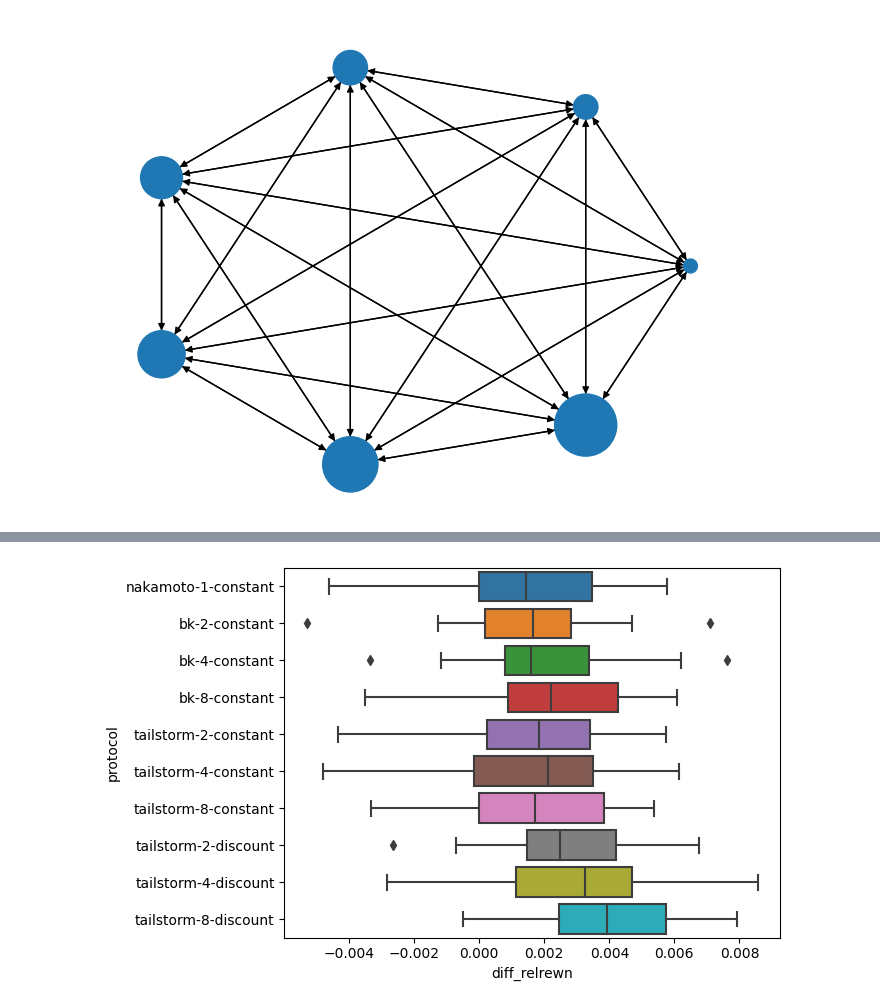
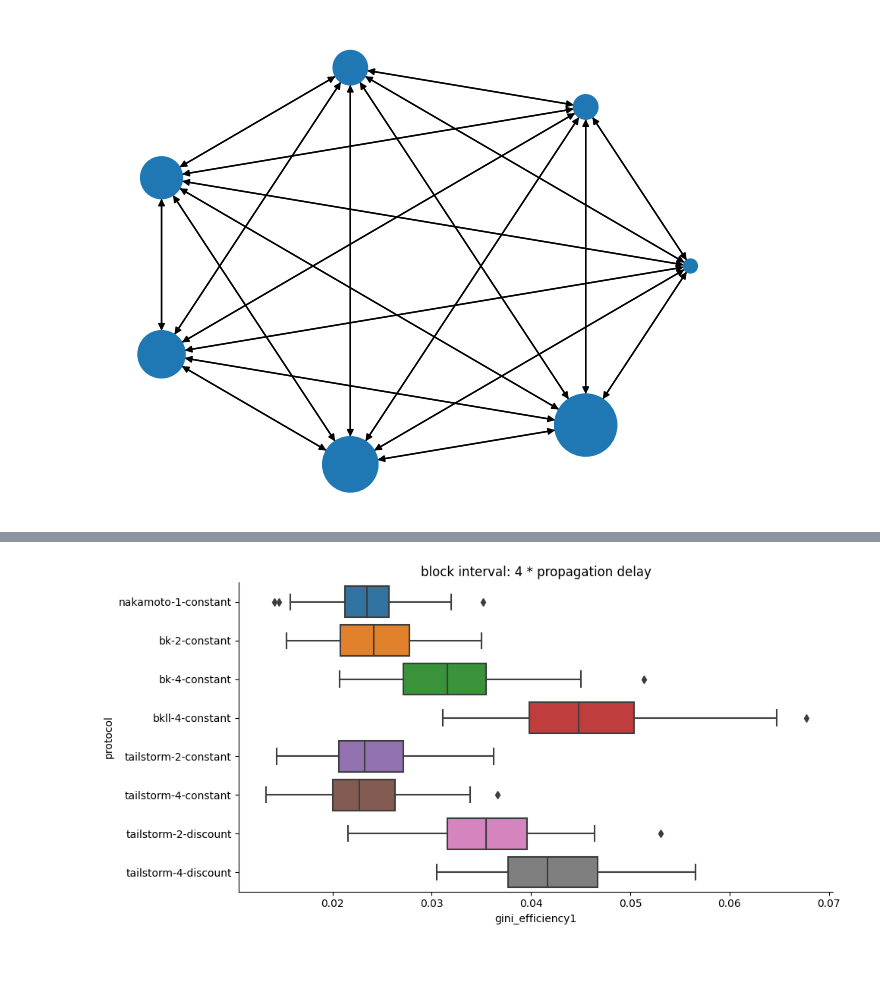
Before and after one commit to pkel/cpr, a Jupyter notebook: experiments/graphml_runner/honest-net-inequality.ipynb, the cells around one changed output, grey strips where cells are left out. Saved outputs shown, nothing was run; the diff lists cells and outputs as text; code cells hidden in the pictures; blank space fills up the shorter version.

```diff
--- a/experiments/graphml_runner/honest-net-inequality.ipynb
+++ b/experiments/graphml_runner/honest-net-inequality.ipynb
@@ -227,3 +278,6 @@ VBox(children=(HBox(children=(IntProgress(value=0, description='0.00%', max=309)
+# %%
+df = df.query('not (family == "tailstormll")')  # redundant with bkll
+df = df.query('not (family == "bkll" and k == 2)')  # redundant with nakamoto
 # %%
 ax = sns.relplot(
     kind="line",
@@ -308,13 +382,27 @@ c.reset_index().sort_values(["block_interval", "family"])
 # %%
-def bp(metric, bi=32, split="block_interval"):
-    plt = sns.boxplot(
+def bp_bi(metric, bi=32):
+    plt = sns.catplot(
         data=df.query(f"block_interval == {bi}"),
         x=metric,
         y="protocol",
-        orient="h",
+        kind="box",
+        aspect=2,
+        row="block_interval",
     )
+    plt.set(title=f"block interval: {bi} * propagation delay")
 
 
-bp("diff_relrewn", bi=8)
+def bp_ad(metric, ad=4):
+    plt = sns.catplot(
+        data=df.query(f"activation_delay == {ad}"),
+        x=metric,
+        y="protocol",
+        kind="box",
+        aspect=2,
+    )
+    plt.set(title=f"activation delay: {ad} * propagation delay")
+
+
+bp_bi("gini_efficiency1", bi=4)
 # %% [output]
-[figure, old version]
+[figure, new version]
```
Also changed, not shown: parts of 14 cells of this notebook.
